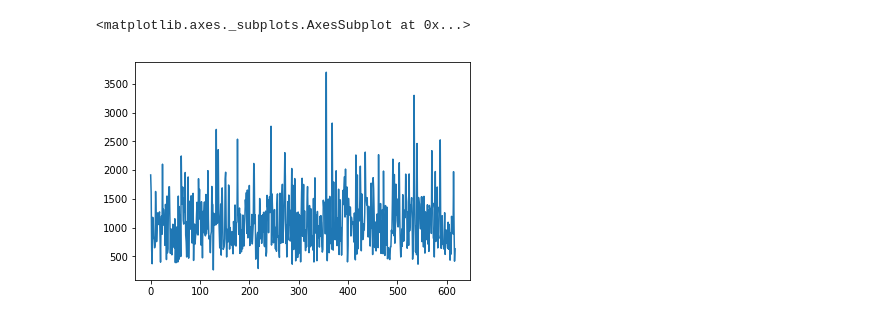
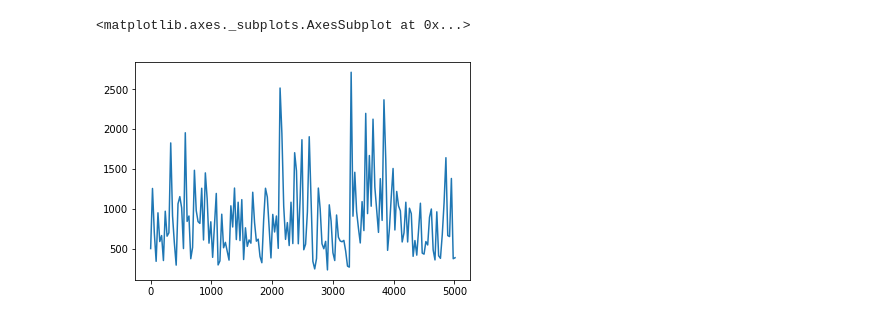
Before and after one commit to jacooobi/vizdoom, a Jupyter notebook: vis.ipynb, the cells around one changed output. Drawn from its saved outputs; the diff is of its cells as text; code cells hidden in the pictures.

```diff
--- a/vis.ipynb
+++ b/vis.ipynb
@@ -32,6 +32,6 @@ reward_df.head(n=5)
 Name: reward, dtype: float64
 # %%
-reward_df.plot()
+reward_df[::30].plot()
 # %% [output]
 <matplotlib.axes._subplots.AxesSubplot at 0x...>
-[figure, old version]
+[figure, new version]
```
Also changed, not shown: parts of 3 cells of this notebook, 10 other files.
